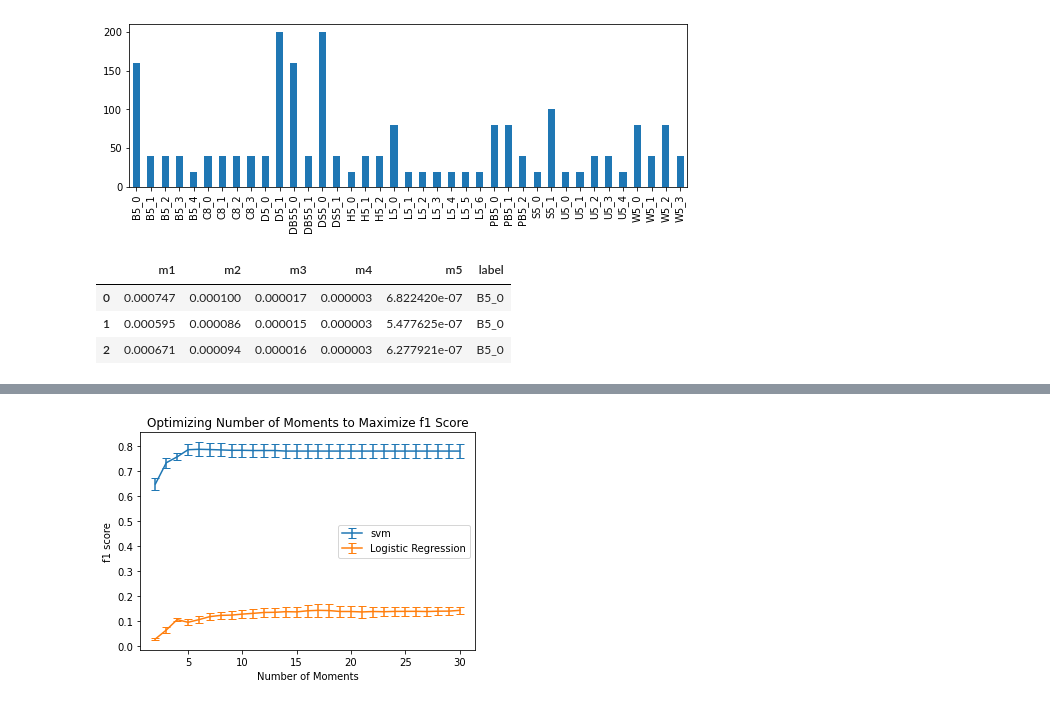
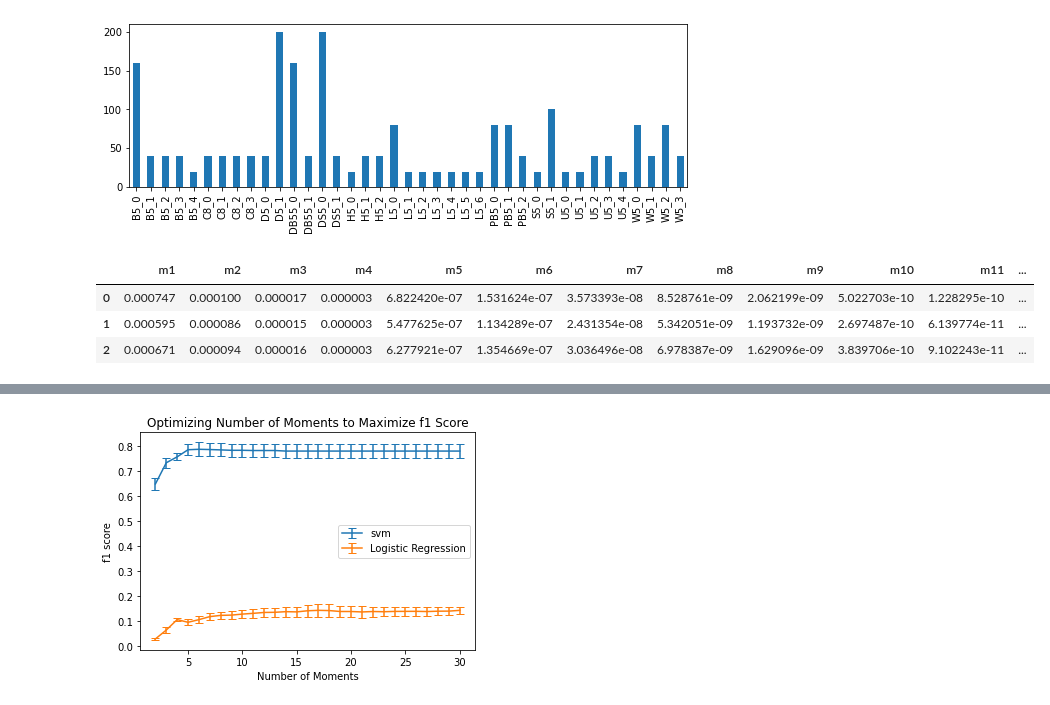
Before and after one commit to sheilafarrahi/thesis, a Jupyter notebook: method_of_moments.ipynb, the cells around one changed output, grey strips where cells are left out. Cells and saved outputs as stored; diff of their text form; code cells hidden in the pictures.

```diff
--- a/method_of_moments.ipynb
+++ b/method_of_moments.ipynb
@@ -18,7 +18,7 @@ train_data = pd.read_csv('graphwave_ac_train.csv')
 test_data = pd.read_csv('graphwave_ac_test.csv')
 # %%
 # set configuration
-nr_moments = 5
+nr_moments = 15
 
 # classificatio
 test_size = 0.2
@@ -36,13 +36,13 @@ test_data['label'].value_counts().sort_index().plot(figsize=(10,3), kind='bar')
 <AxesSubplot:>
 [figure]
 # %%
-moments_df = dem.get_moments_df(train_data,nr_moments)
+moments_df = dem.get_moments(train_data,nr_moments)
 moments_df.head(3)
 # %% [output]
-|  | m1 | m2 | m3 | m4 | m5 | label |
-| 0 | 0.000747 | 0.000100 | 0.000017 | 0.000003 | 6.822420e-07 | B5_0 |
-| 1 | 0.000595 | 0.000086 | 0.000015 | 0.000003 | 5.477625e-07 | B5_0 |
-| 2 | 0.000671 | 0.000094 | 0.000016 | 0.000003 | 6.277921e-07 | B5_0 |
+|  | m1 | m2 | m3 | m4 | m5 | m6 | m7 | m8 | m9 | m10 | m11 | ... |
+| 0 | 0.000747 | 0.000100 | 0.000017 | 0.000003 | 6.822420e-07 | 1.531624e-07 | 3.573393e-08 | 8.528761e-09 | 2.062199e-09 | 5.022703e-10 | 1.228295e-10 | ... |
+| 1 | 0.000595 | 0.000086 | 0.000015 | 0.000003 | 5.477625e-07 | 1.134289e-07 | 2.431354e-08 | 5.342051e-09 | 1.193732e-09 | 2.697487e-10 | 6.139774e-11 | ... |
+| 2 | 0.000671 | 0.000094 | 0.000016 | 0.000003 | 6.277921e-07 | 1.354669e-07 | 3.036496e-08 | 6.978387e-09 | 1.629096e-09 | 3.839706e-10 | 9.102243e-11 | ... |
 # %%
 dem.get_histogram_of_moments(moments_df)
 # %% [output]
```
Also changed, not shown: parts of 2 cells of this notebook, 2 other files.
